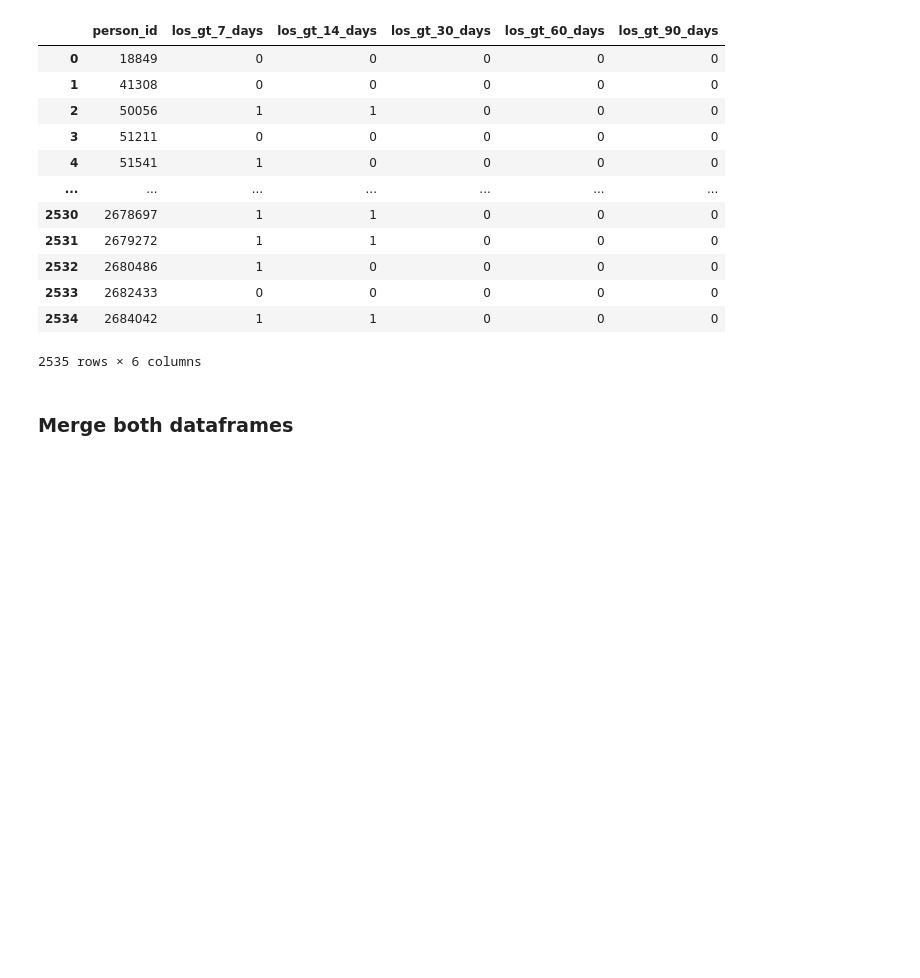
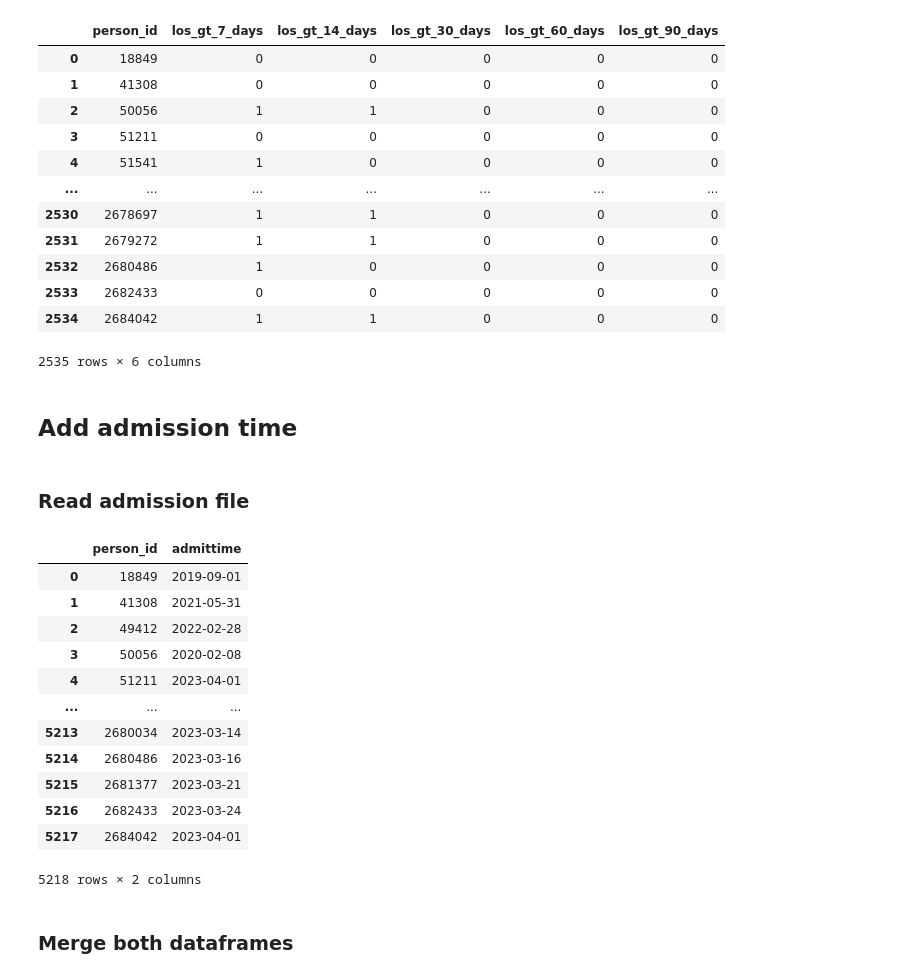
Before and after one commit to ryashpal/EHR-Int-Analysis, a Jupyter notebook: notebooks/case_study_1/00_run_ehr_qc.ipynb, the cells around one changed output. Cells and saved outputs as stored; diff of their text form; code cells hidden in the pictures; blank space fills up the shorter version.

```diff
--- a/notebooks/case_study_1/00_run_ehr_qc.ipynb
+++ b/notebooks/case_study_1/00_run_ehr_qc.ipynb
@@ -373,6 +373,35 @@ labelsDf
 | 2533 | 2682433 | 0 | 0 | 0 | 0 | 0 |
 | 2534 | 2684042 | 1 | 1 | 0 | 0 | 0 |
 2535 rows × 6 columns
+# %% [markdown]
+## Add admission time
+# %% [markdown]
+### Read admission file
+# %%
+import pandas as pd
+
+casestudy1DirPath = '/home/vmadmin/workspace/EHR-Int-Analysis/data/case_study_1'
+
+
+admissionsDf = pd.read_csv(casestudy1DirPath + '''/admissions.csv''')
+admissionsDf.admittime = pd.to_datetime(admissionsDf.admittime, format='%Y-%m-%d %H:%M:%S.%f').dt.date
+# admissionsDf = admissionsDf[['person_id', 'admittime']].drop_duplicates()
+admissionsDf = admissionsDf[['person_id', 'admittime']].groupby('person_id').max().reset_index()
+admissionsDf
+# %% [output]
+|  | person_id | admittime |
+| 0 | 18849 | 2019-09-01 |
+| 1 | 41308 | 2021-05-31 |
+| 2 | 49412 | 2022-02-28 |
+| 3 | 50056 | 2020-02-08 |
+| 4 | 51211 | 2023-04-01 |
+| ... | ... | ... |
+| 5213 | 2680034 | 2023-03-14 |
+| 5214 | 2680486 | 2023-03-16 |
+| 5215 | 2681377 | 2023-03-21 |
+| 5216 | 2682433 | 2023-03-24 |
+| 5217 | 2684042 | 2023-04-01 |
+5218 rows × 2 columns
 # %% [markdown]
 ### Merge both dataframes
 # %%
```
Also changed, not shown: parts of 5 cells of this notebook, 1 other file.
